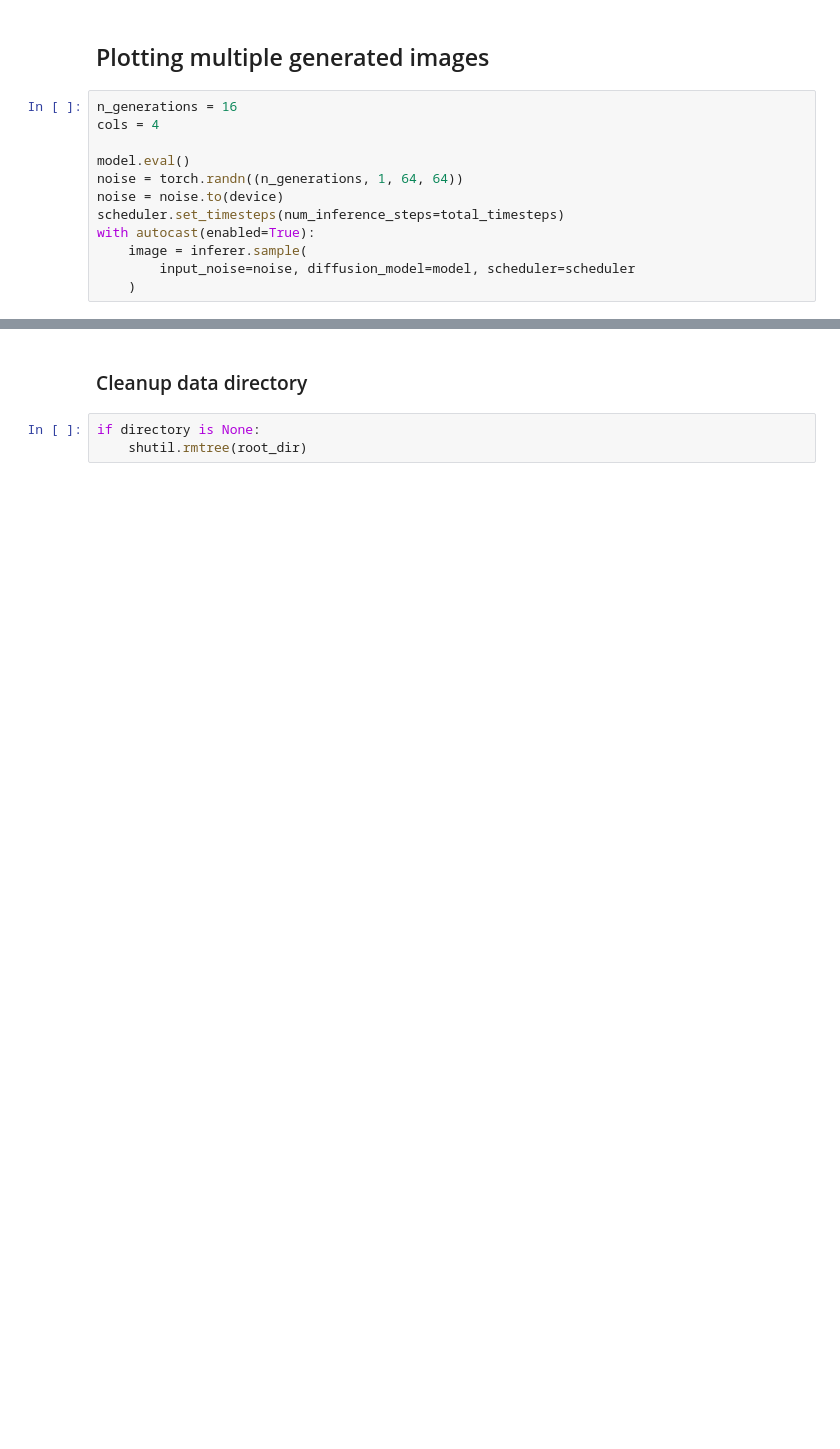
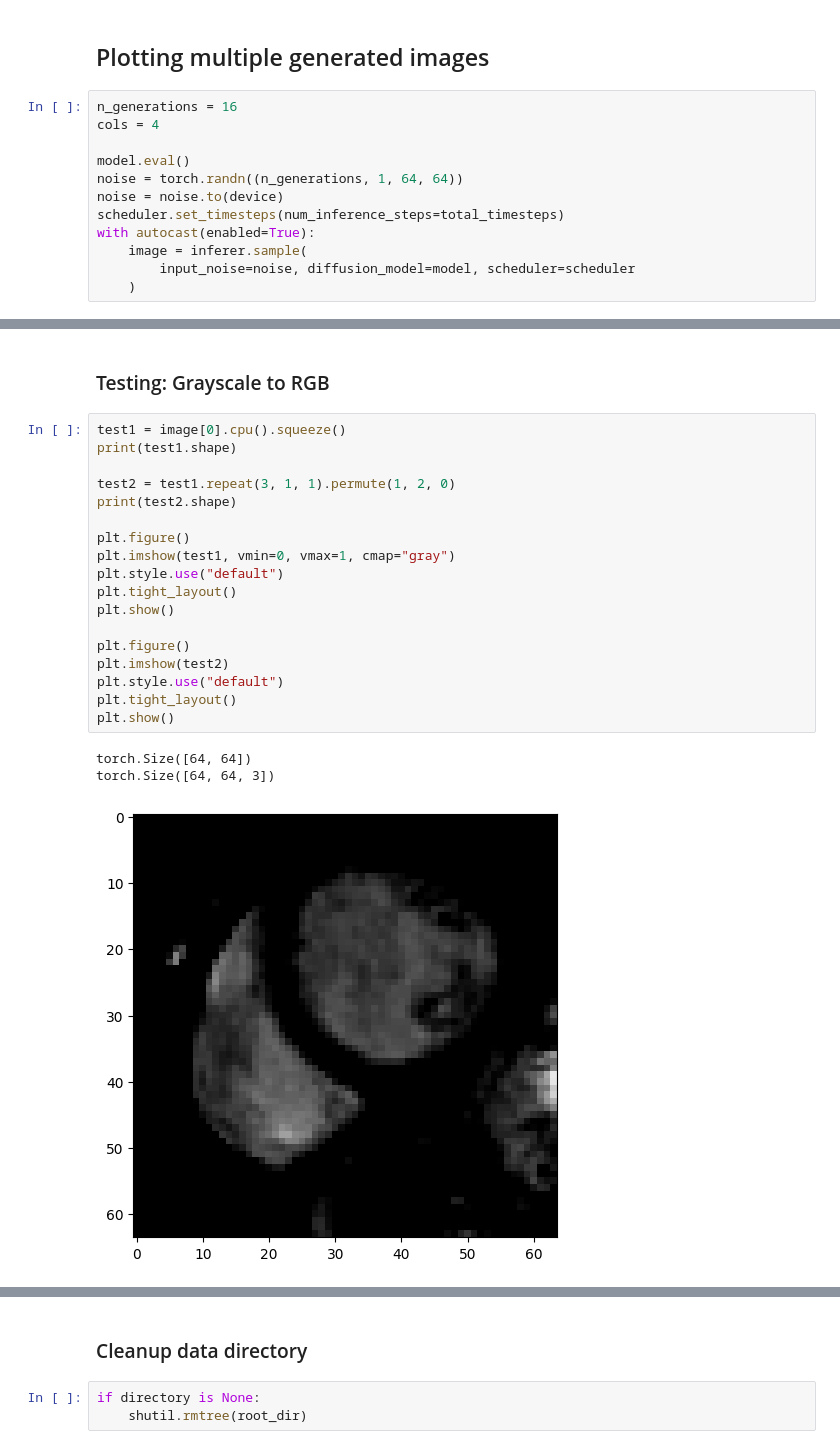
Before and after one commit to ShaoKAi100812/cmr_diffusion_models, a Jupyter notebook: monai_ddpm.ipynb, the cells around one changed output, grey strips where cells are left out. Drawn from its saved outputs; the diff is of its cells as text; blank space fills up the shorter version.

Commit message:
test: Add gray2rgb testing

```diff
--- a/monai_ddpm.ipynb
+++ b/monai_ddpm.ipynb
@@ -378,0 +447,24 @@ plt.show()
+# %% [markdown]
+### Testing: Grayscale to RGB
+# %%
+test1 = image[0].cpu().squeeze()
+print(test1.shape)
+
+test2 = test1.repeat(3, 1, 1).permute(1, 2, 0)
+print(test2.shape)
+
+plt.figure()
+plt.imshow(test1, vmin=0, vmax=1, cmap="gray")
+plt.style.use("default")
+plt.tight_layout()
+plt.show()
+
+plt.figure()
+plt.imshow(test2)
+plt.style.use("default")
+plt.tight_layout()
+plt.show()
+# %% [output]
+torch.Size([64, 64])
+torch.Size([64, 64, 3])
+[figure, added]
```
Also changed, not shown: parts of 14 cells of this notebook.
